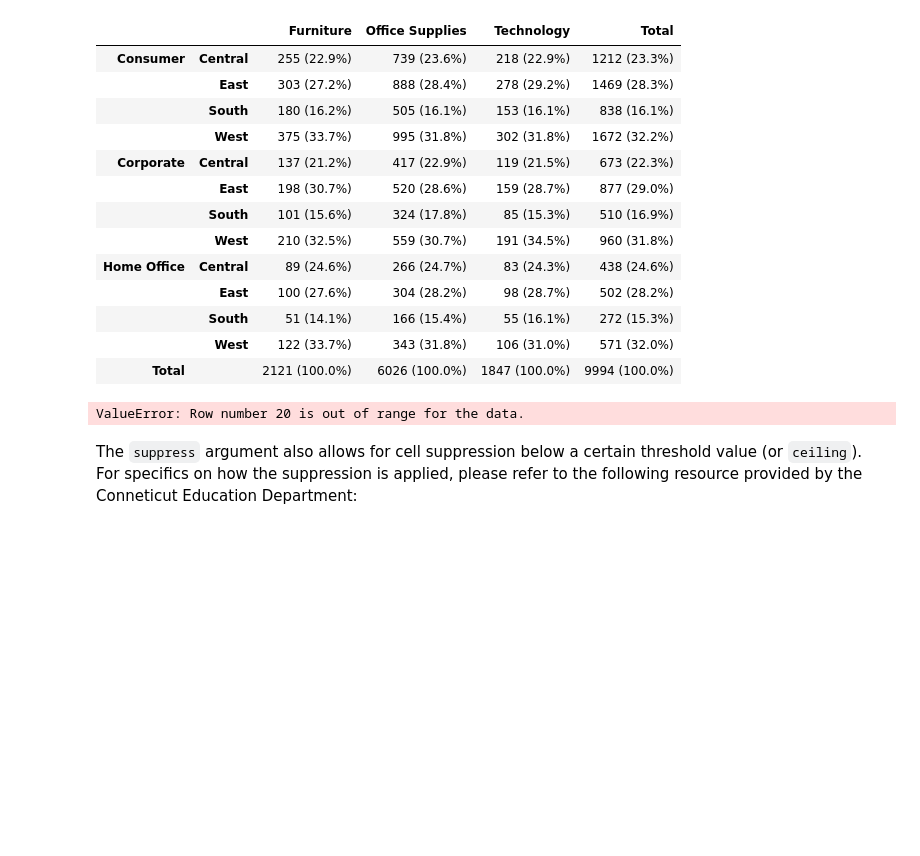
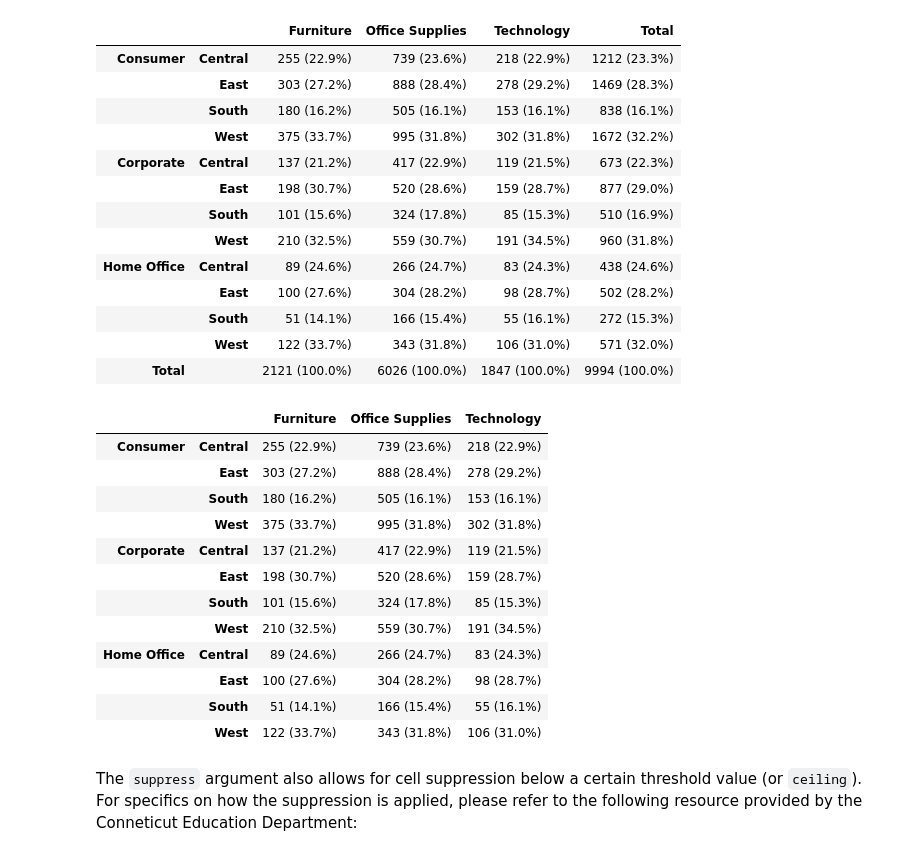
Before and after one commit to thepolicylab/ZenTables, a Jupyter notebook: src/notebooks/ZenTables Demo.ipynb, the cells around one changed output. Cells and saved outputs as stored; diff of their text form; code cells hidden in the pictures; blank space fills up the shorter version.

```diff
--- a/src/notebooks/ZenTables Demo.ipynb
+++ b/src/notebooks/ZenTables Demo.ipynb
@@ -245,16 +245,28 @@ freq_table.zen.pretty()
 # %%
 freq_table = demo_data.zen.freq_table(
     index=["Segment", "Region"],
     columns=["Category"],
     values="Order ID",
     props="columns",
     totals=False,
     subtotals=False,
     digits=1,
 )
-freq_table.zen.pretty(row_borders=[1, 20])
+freq_table.zen.pretty()
 # %% [output]
-ValueError: Row number 20 is out of range for the data.
+|  |  | Furniture | Office Supplies | Technology |
+| Consumer | Central | 255 (22.9%) | 739 (23.6%) | 218 (22.9%) |
+|  | East | 303 (27.2%) | 888 (28.4%) | 278 (29.2%) |
+|  | South | 180 (16.2%) | 505 (16.1%) | 153 (16.1%) |
+|  | West | 375 (33.7%) | 995 (31.8%) | 302 (31.8%) |
+| Corporate | Central | 137 (21.2%) | 417 (22.9%) | 119 (21.5%) |
+|  | East | 198 (30.7%) | 520 (28.6%) | 159 (28.7%) |
+|  | South | 101 (15.6%) | 324 (17.8%) | 85 (15.3%) |
+|  | West | 210 (32.5%) | 559 (30.7%) | 191 (34.5%) |
+| Home Office | Central | 89 (24.6%) | 266 (24.7%) | 83 (24.3%) |
+|  | East | 100 (27.6%) | 304 (28.2%) | 98 (28.7%) |
+|  | South | 51 (14.1%) | 166 (15.4%) | 55 (16.1%) |
+|  | West | 122 (33.7%) | 343 (31.8%) | 106 (31.0%) |
 # %% [markdown]
 The `suppress` argument also allows for cell suppression below a certain threshold value (or `ceiling`). For specifics on how the suppression is applied, please refer to the following resource provided by the Conneticut Education Department:
 # %%
```
Also changed, not shown: parts of 3 cells of this notebook, 4 other files.
